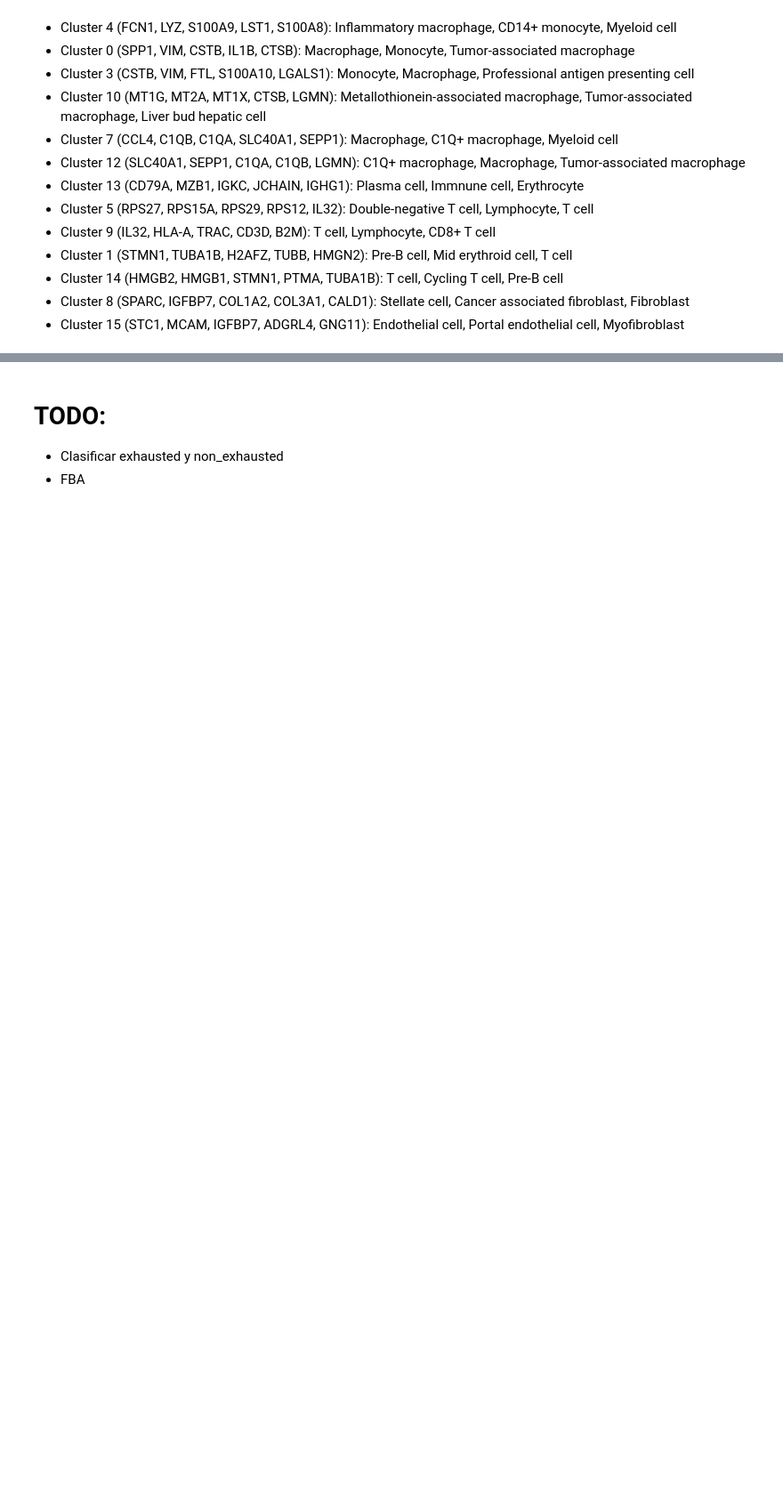
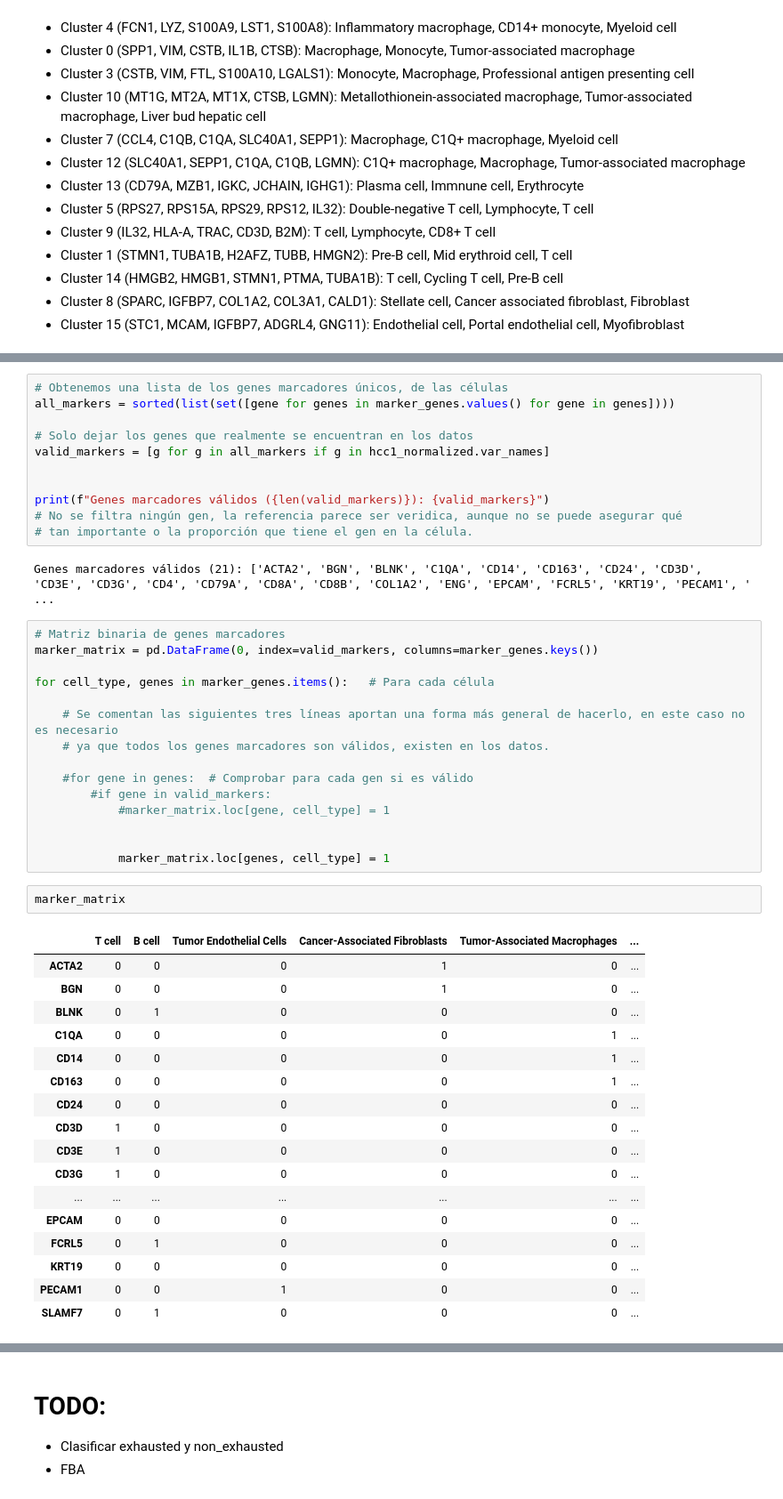
Before and after one commit to YeJhao/tfg, a Jupyter notebook: GSM5076749_HCC1.ipynb, the cells around one changed output, grey strips where cells are left out. Shown at 89% size. Saved outputs shown, nothing was run; the diff lists cells and outputs as text; blank space fills up the shorter version.

```diff
--- a/GSM5076749_HCC1.ipynb
+++ b/GSM5076749_HCC1.ipynb
@@ -658,0 +679,48 @@ Puede que sea necesario poner más genes porque no soy biólogo
+# %%
+# Obtenemos una lista de los genes marcadores únicos, de las células
+all_markers = sorted(list(set([gene for genes in marker_genes.values() for gene in genes])))
+
+# Solo dejar los genes que realmente se encuentran en los datos
+valid_markers = [g for g in all_markers if g in hcc1_normalized.var_names]
+
+
+print(f"Genes marcadores válidos ({len(valid_markers)}): {valid_markers}")
+# No se filtra ningún gen, la referencia parece ser veridica, aunque no se puede asegurar qué
+# tan importante o la proporción que tiene el gen en la célula.
+# %% [output]
+Genes marcadores válidos (21): ['ACTA2', 'BGN', 'BLNK', 'C1QA', 'CD14', 'CD163', 'CD24', 'CD3D', 'CD3E', 'CD3G', 'CD4', 'CD79A', 'CD8A', 'CD8B', 'COL1A2', 'ENG', 'EPCAM', 'FCRL5', 'KRT19', 'PECAM1', ' ...
+# %%
+# Matriz binaria de genes marcadores
+marker_matrix = pd.DataFrame(0, index=valid_markers, columns=marker_genes.keys())
+
+for cell_type, genes in marker_genes.items():   # Para cada célula
+
+    # Se comentan las siguientes tres líneas aportan una forma más general de hacerlo, en este caso no es necesario
+    # ya que todos los genes marcadores son válidos, existen en los datos.
+
+    #for gene in genes:  # Comprobar para cada gen si es válido
+        #if gene in valid_markers:
+            #marker_matrix.loc[gene, cell_type] = 1
+
+
+            marker_matrix.loc[genes, cell_type] = 1
+# %%
+marker_matrix
+# %% [output]
+|  | T cell | B cell | Tumor Endothelial Cells | Cancer-Associated Fibroblasts | Tumor-Associated Macrophages | ... |
+| ACTA2 | 0 | 0 | 0 | 1 | 0 | ... |
+| BGN | 0 | 0 | 0 | 1 | 0 | ... |
+| BLNK | 0 | 1 | 0 | 0 | 0 | ... |
+| C1QA | 0 | 0 | 0 | 0 | 1 | ... |
+| CD14 | 0 | 0 | 0 | 0 | 1 | ... |
+| CD163 | 0 | 0 | 0 | 0 | 1 | ... |
+| CD24 | 0 | 0 | 0 | 0 | 0 | ... |
+| CD3D | 1 | 0 | 0 | 0 | 0 | ... |
+| CD3E | 1 | 0 | 0 | 0 | 0 | ... |
+| CD3G | 1 | 0 | 0 | 0 | 0 | ... |
+| ... | ... | ... | ... | ... | ... | ... |
+| EPCAM | 0 | 0 | 0 | 0 | 0 | ... |
+| FCRL5 | 0 | 1 | 0 | 0 | 0 | ... |
+| KRT19 | 0 | 0 | 0 | 0 | 0 | ... |
+| PECAM1 | 0 | 0 | 1 | 0 | 0 | ... |
+| SLAMF7 | 0 | 1 | 0 | 0 | 0 | ... |
```
Also changed, not shown: parts of 23 cells of this notebook.
